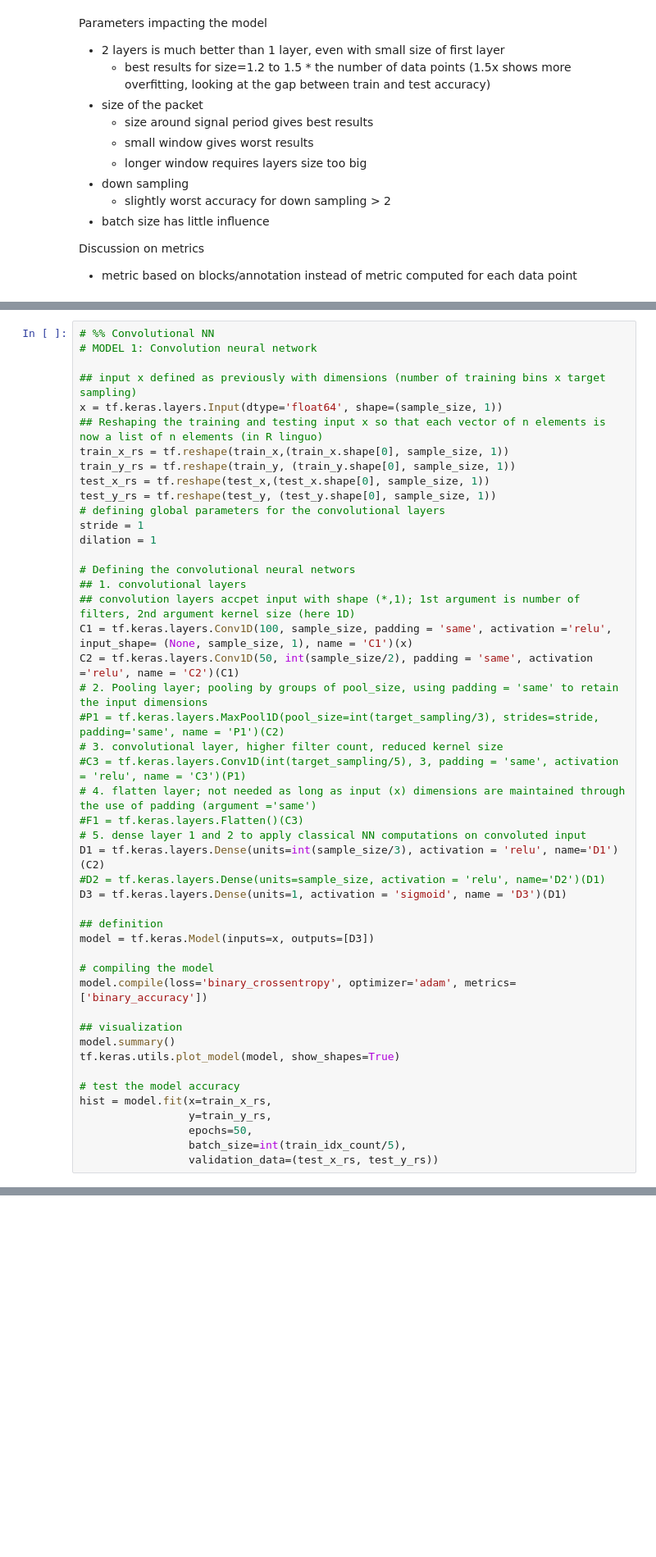
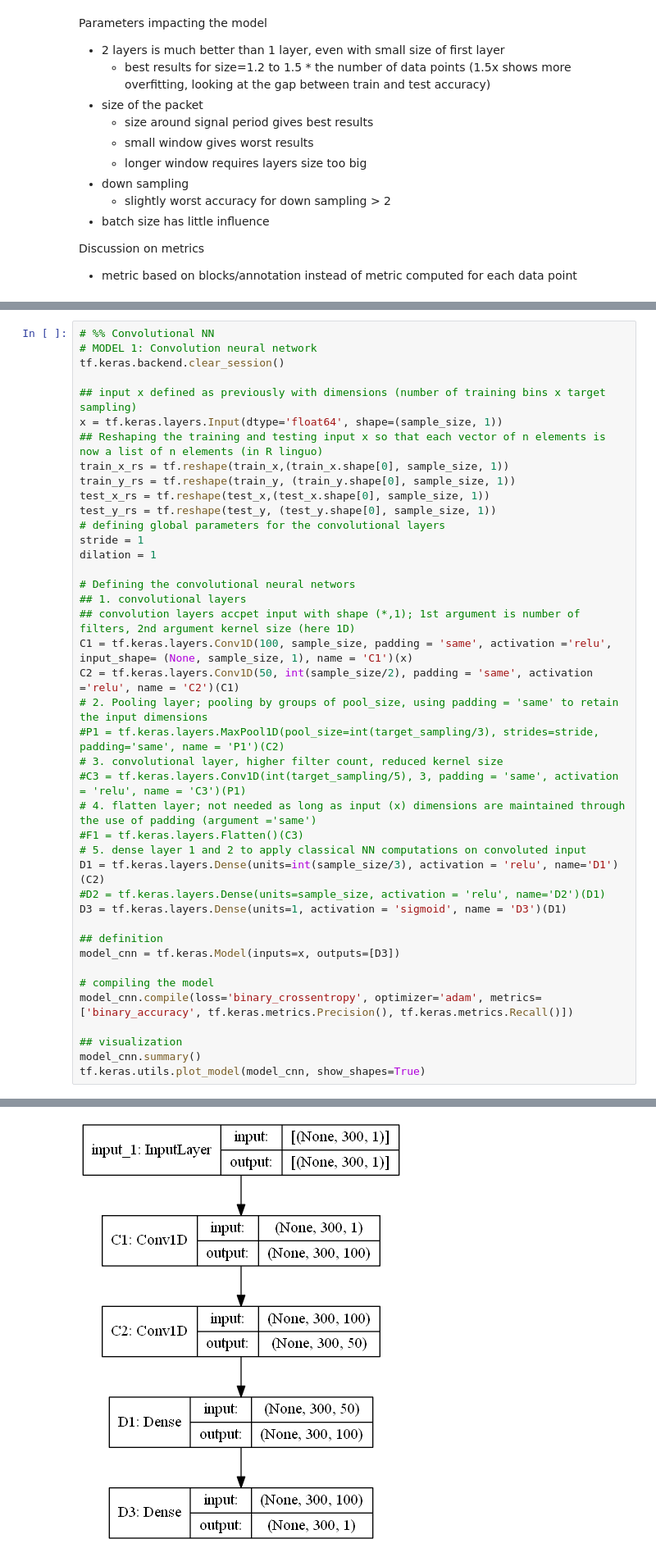
Before and after one commit to Ludwighaffen/Electrocardiogram_analysis, a Jupyter notebook: CAS-M6_project_electrocardiogram_local.ipynb, the cells around one changed output, grey strips where cells are left out. Shown at 82% size. Drawn from its saved outputs; the diff is of its cells as text; blank space fills up the shorter version.

```diff
--- a/CAS-M6_project_electrocardiogram_local.ipynb
+++ b/CAS-M6_project_electrocardiogram_local.ipynb
@@ -321,6 +384,7 @@ Discussion on metrics
 # %%
 # %% Convolutional NN
 # MODEL 1: Convolution neural network
+tf.keras.backend.clear_session()
 
 ## input x defined as previously with dimensions (number of training bins x target sampling)
 x = tf.keras.layers.Input(dtype='float64', shape=(sample_size, 1))
@@ -350,18 +414,12 @@ D1 = tf.keras.layers.Dense(units=int(sample_size/3), activation = 'relu', name='
 D3 = tf.keras.layers.Dense(units=1, activation = 'sigmoid', name = 'D3')(D1)
 
 ## definition
-model = tf.keras.Model(inputs=x, outputs=[D3])
+model_cnn = tf.keras.Model(inputs=x, outputs=[D3])
 
 # compiling the model
-model.compile(loss='binary_crossentropy', optimizer='adam', metrics=['binary_accuracy'])
+model_cnn.compile(loss='binary_crossentropy', optimizer='adam', metrics=['binary_accuracy', tf.keras.metrics.Precision(), tf.keras.metrics.Recall()])
 
 ## visualization
-model.summary()
-tf.keras.utils.plot_model(model, show_shapes=True)
-
-# test the model accuracy
-hist = model.fit(x=train_x_rs,
-                 y=train_y_rs,
-                 epochs=50,
-                 batch_size=int(train_idx_count/5),
-                 validation_data=(test_x_rs, test_y_rs))
+model_cnn.summary()
+tf.keras.utils.plot_model(model_cnn, show_shapes=True)
+# %% [output]
@@ -367,0 +444 @@ hist = model.fit(x=train_x_rs,
+[figure, added]
```
Also changed, not shown: parts of 10 cells of this notebook, 2 other files.
